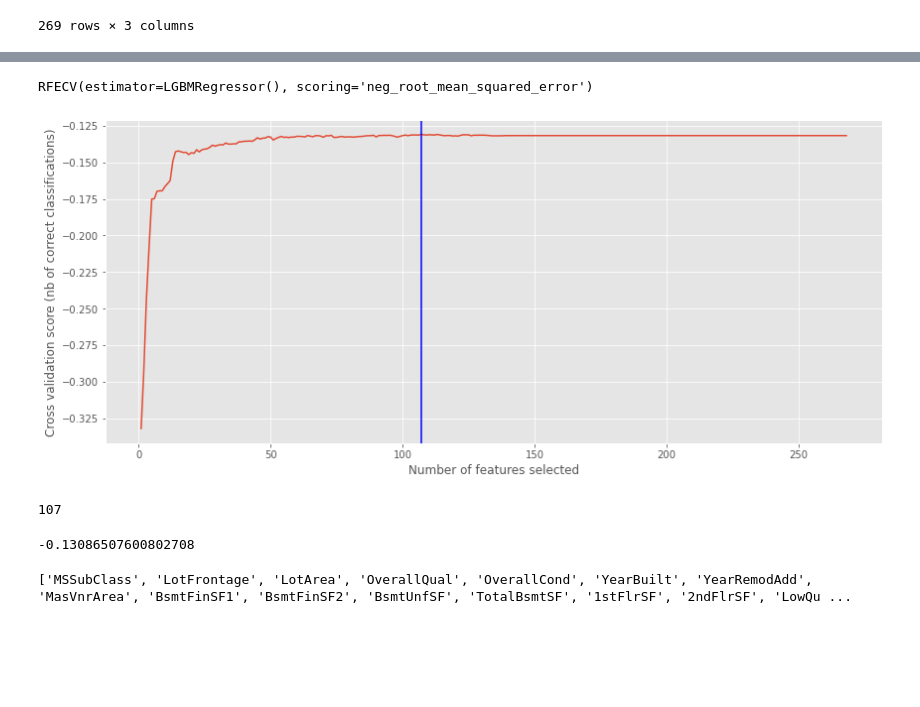
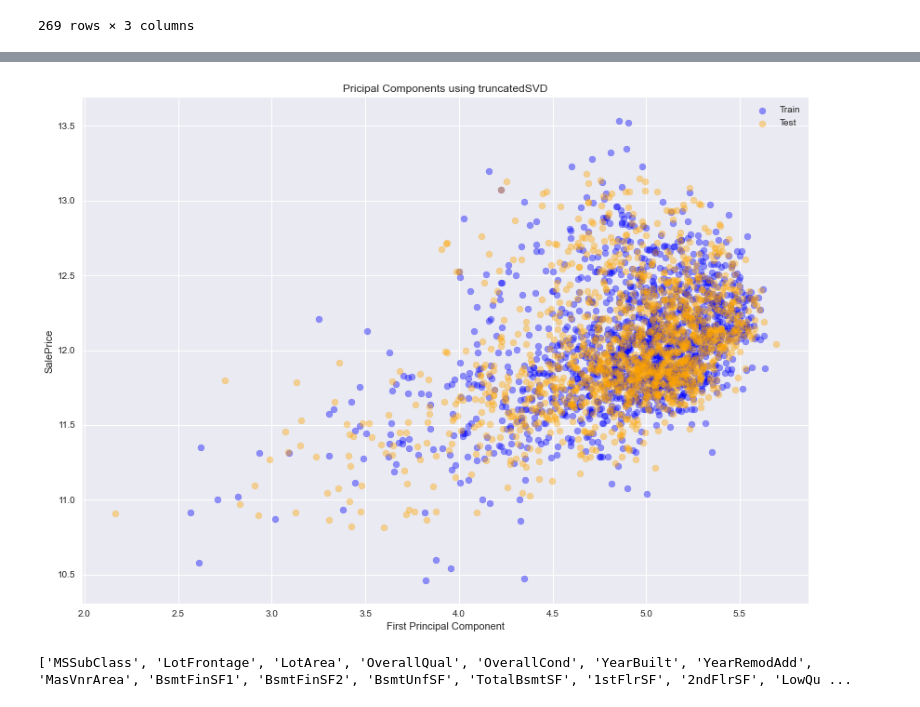
Before and after one commit to Arrowheadahp/My-algorithms, a Jupyter notebook: Preprocessor/Preprocessor.ipynb, the cells around one changed output, grey strips where cells are left out. Saved outputs shown, nothing was run; the diff lists cells and outputs as text; code cells hidden in the pictures; blank space fills up the shorter version.

```diff
--- a/Preprocessor/Preprocessor.ipynb
+++ b/Preprocessor/Preprocessor.ipynb
@@ -258,23 +243,37 @@ Fstack = RFECV(model, scoring = evaluation)
+# %%
+svd = sklearn.decomposition.TruncatedSVD()
+svd.fit(train_X)
+
+plt.figure(figsize = (14, 10))
+plt.scatter(svd.transform(train_X)[:, 0],
+            y,
+            c = 'blue',
+            alpha = 0.4,
+            label = 'Train'
+           )
+
+plt.scatter(svd.transform(test_X)[:, 0],
+            model.predict(test_X),
+            c = 'orange',
+            alpha = 0.4,
+            label = 'Test'
+           )
+
+plt.title('Pricipal Components using truncatedSVD')
+plt.xlabel('First Principal Component')
+plt.ylabel(target)
+plt.legend()
+plt.show()
+# %% [output]
+[figure, added]
 # %%
-Fstack.fit(train_X, y)
+# Fstack.fit(train_X, y)
-# %% [output]
-RFECV(estimator=LGBMRegressor(), scoring='neg_root_mean_squared_error')
 # %%
-rfescore = Fstack.grid_scores_
-plt.figure(figsize=(14, 6))
-plt.xlabel("Number of features selected")
-plt.ylabel("Cross validation score (nb of correct classifications)")
-plt.plot(range(1, len(rfescore) + 1), rfescore)
-plt.axvline(Fstack.n_features_, color='blue')
-# plt.xticks(list(plt.xticks()[0]) + [Fstack.n_features_])
-plt.show()
+# rfescore = Fstack.grid_scores_
+# plt.figure(figsize=(14, 6))
+# plt.xlabel("Number of features selected")
+# plt.ylabel("Cross validation score (nb of correct classifications)")
+# plt.plot(range(1, len(rfescore) + 1), rfescore)
+# plt.axvline(Fstack.n_features_, color='blue')
+# # plt.xticks(list(plt.xticks()[0]) + [Fstack.n_features_])
+# plt.show()
-# %% [output]
-[figure, removed]
-# %%
-Fstack.n_features_
-# %% [output]
-107
-# %%
-Fstack.grid_scores_.max()
-# %% [output]
--0.13086507600802708
```
Also changed, not shown: parts of 11 cells of this notebook, 4 other files.
